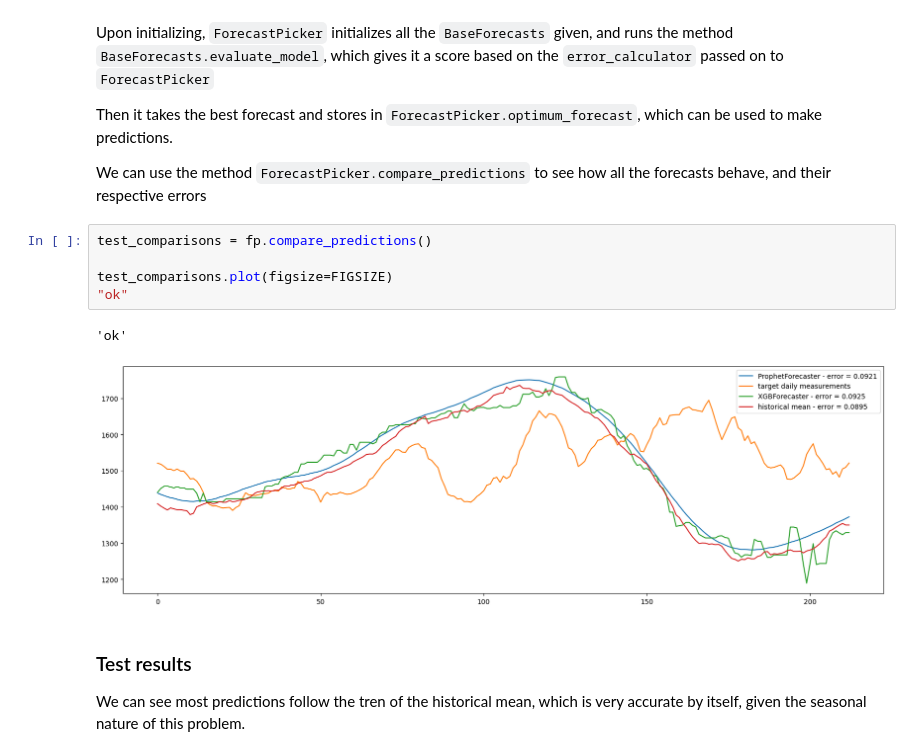
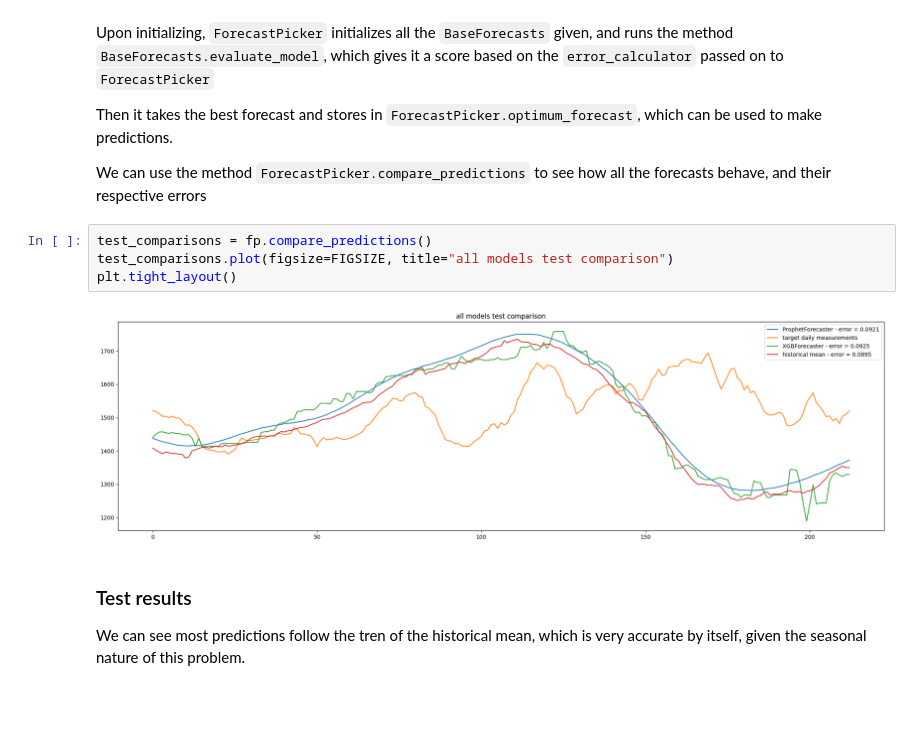
Before and after one commit to fellipessanha/solar-studies, a Jupyter notebook: presentation.ipynb, the cells around one changed output. Saved outputs shown, nothing was run; the diff lists cells and outputs as text; blank space fills up the shorter version.

```diff
--- a/presentation.ipynb
+++ b/presentation.ipynb
@@ -132,12 +156,10 @@ Then it takes the best forecast and stores in `ForecastPicker.optimum_forecast`,
 We can use the method `ForecastPicker.compare_predictions` to see how all the forecasts behave, and their respective errors
 # %%
 test_comparisons = fp.compare_predictions()
-
-test_comparisons.plot(figsize=FIGSIZE)
-"ok"
+test_comparisons.plot(figsize=FIGSIZE, title="all models test comparison")
+plt.tight_layout()
 # %% [output]
-'ok'
-[figure, old version]
+[figure, new version]
 # %% [markdown]
 ### Test results
 
```
Also changed, not shown: parts of 6 cells of this notebook, 3 other files.
